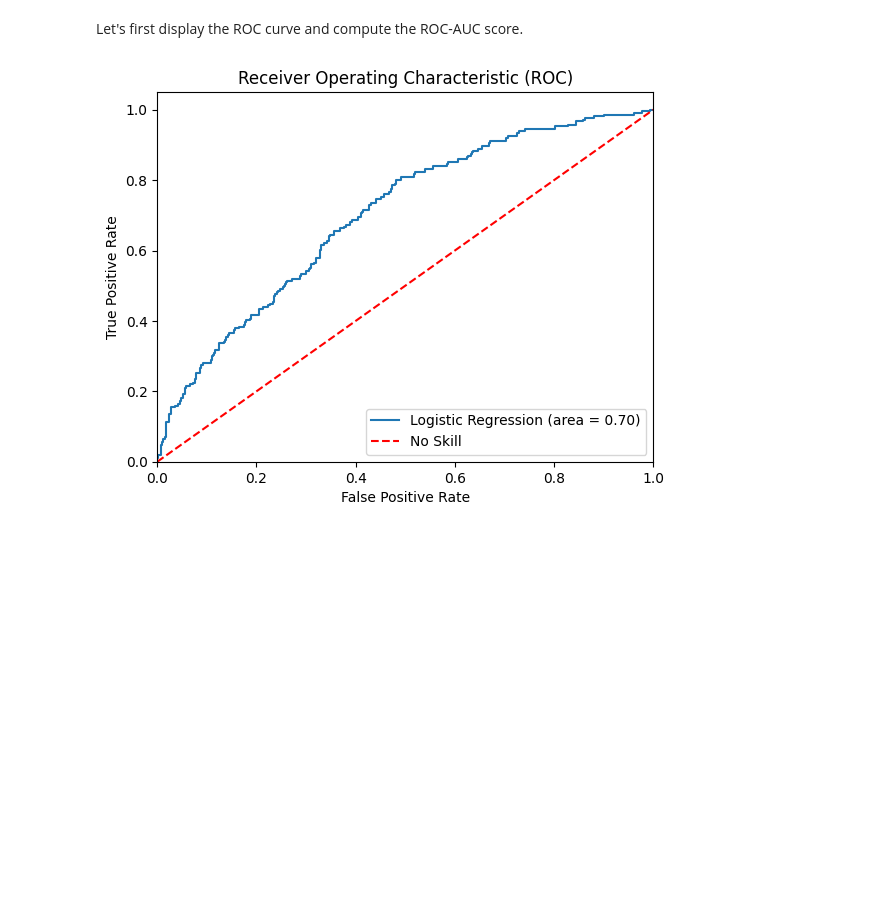
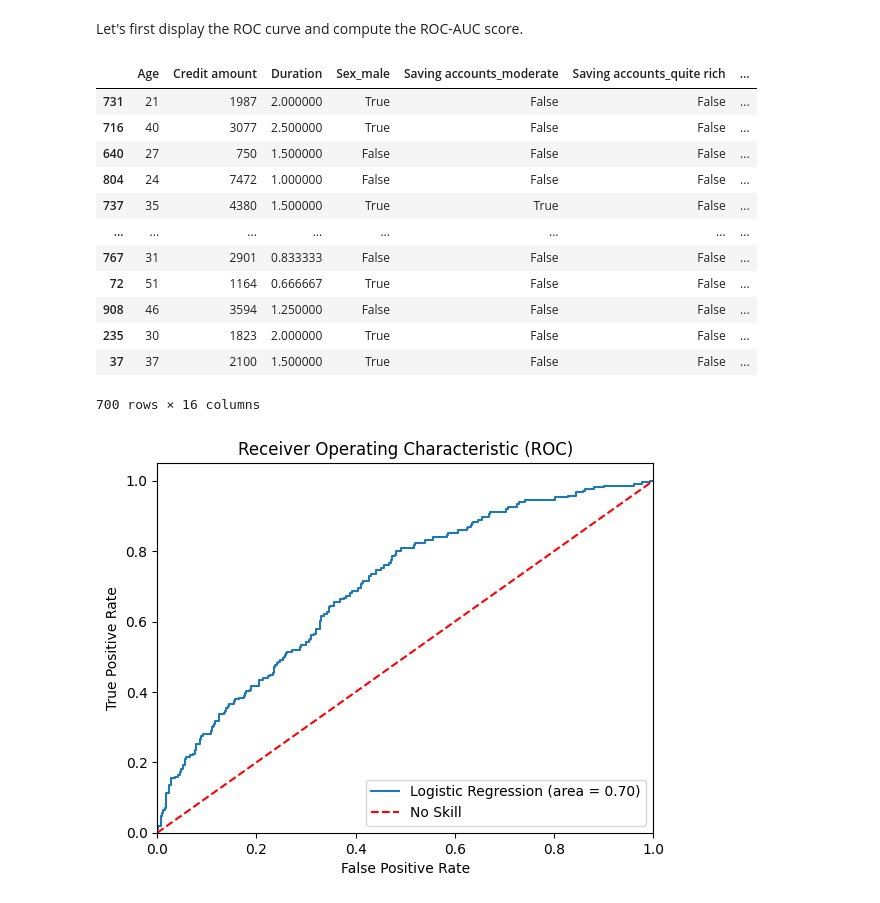
Before and after one commit to Rajesh2015/Supervised-Learning, a Jupyter notebook: MLS_2_CaseStudy_German_Credit.ipynb, the cells around one changed output. Cells and saved outputs as stored; diff of their text form; code cells hidden in the pictures; blank space fills up the shorter version.

```diff
--- a/MLS_2_CaseStudy_German_Credit.ipynb
+++ b/MLS_2_CaseStudy_German_Credit.ipynb
@@ -76,5 +85,5 @@ warnings.filterwarnings("ignore")
 # %%
-data = pd.read_excel("German_Credit.xlsx")
+data = pd.read_excel(f"{path}/German_Credit.xlsx")
 # %% [markdown]
 ## Data Overview
 # %% [markdown]
@@ -671,6 +681,22 @@ Test performance:
 ### Optimal Threshold from ROC curve
 # %% [markdown]
 Let's first display the ROC curve and compute the ROC-AUC score.
+# %%
+X_train
+# %% [output]
+|  | Age | Credit amount | Duration | Sex_male | Saving accounts_moderate | Saving accounts_quite rich | ... |
+| 731 | 21 | 1987 | 2.000000 | True | False | False | ... |
+| 716 | 40 | 3077 | 2.500000 | True | False | False | ... |
+| 640 | 27 | 750 | 1.500000 | False | False | False | ... |
+| 804 | 24 | 7472 | 1.000000 | False | False | False | ... |
+| 737 | 35 | 4380 | 1.500000 | True | True | False | ... |
+| ... | ... | ... | ... | ... | ... | ... | ... |
+| 767 | 31 | 2901 | 0.833333 | False | False | False | ... |
+| 72 | 51 | 1164 | 0.666667 | True | False | False | ... |
+| 908 | 46 | 3594 | 1.250000 | False | False | False | ... |
+| 235 | 30 | 1823 | 2.000000 | True | False | False | ... |
+| 37 | 37 | 2100 | 1.500000 | True | False | False | ... |
+700 rows × 16 columns
 # %%
 logit_roc_auc = roc_auc_score(y_train, model.predict_proba(X_train)[:,1])
 fpr, tpr, thresholds = roc_curve(y_train, model.predict_proba(X_train)[:,1])
```
Also changed, not shown: parts of 4 cells of this notebook.
